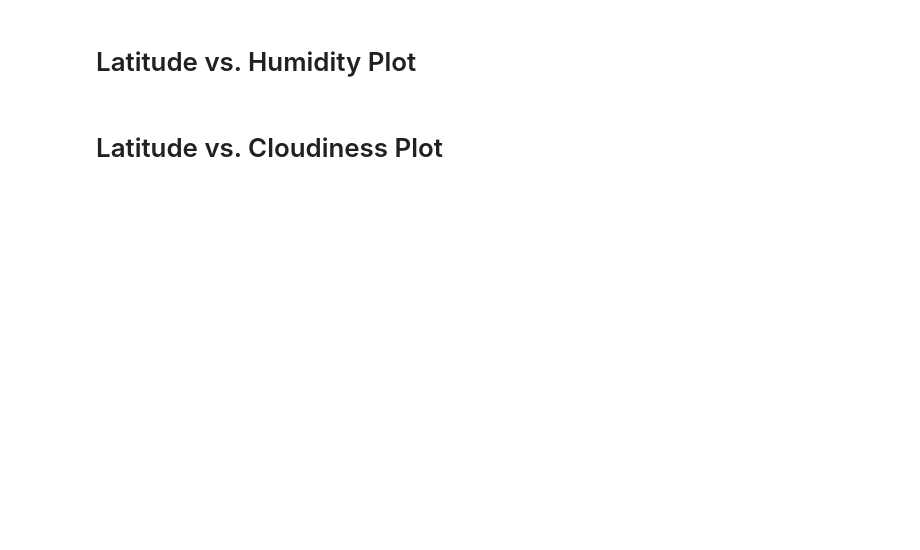
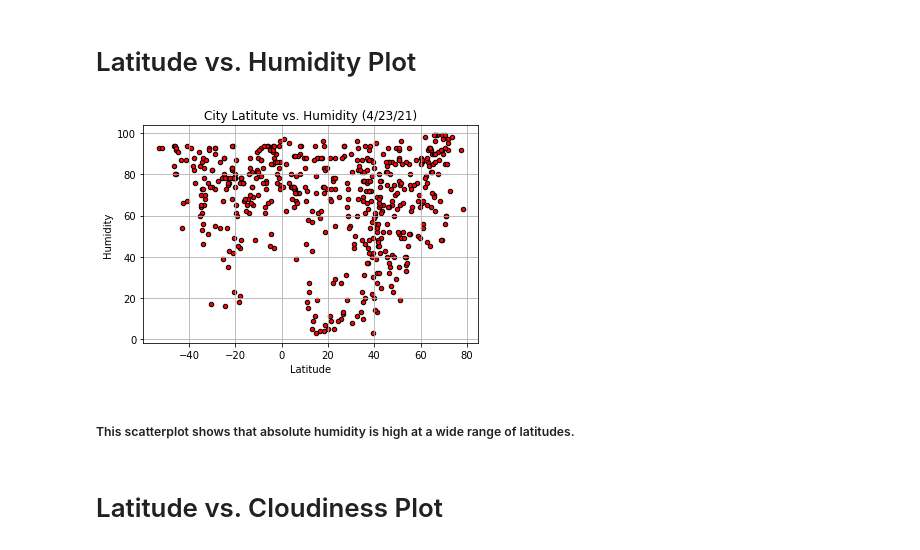
Before and after one commit to MarcLeslie/python-api-challenge, a Jupyter notebook: WeatherPy/WeatherPy.ipynb, the cells around one changed output. Cells and saved outputs as stored; diff of their text form; code cells hidden in the pictures; blank space fills up the shorter version.

```diff
--- a/WeatherPy/WeatherPy.ipynb
+++ b/WeatherPy/WeatherPy.ipynb
@@ -193,2 +192,14 @@ plt.show()
+# %%
+all_df.plot(kind = "scatter", x = "Lat", y = "Humidity", marker="o", c="red", edgecolors="black")
+plt.title("City Latitute vs. Humidity (4/23/21)")
+plt.xlabel("Latitude")
+plt.ylabel("Humidity")
+plt.grid()
+plt.savefig("../output_data/city_lat_humidity.png")
+plt.show()
+# %% [output]
+[figure, added]
+# %% [markdown]
+##### This scatterplot shows that absolute humidity is high at a wide range of latitudes.
 # %% [markdown]
 # Latitude vs. Cloudiness Plot
```
Also changed, not shown: parts of 7 cells of this notebook, 3 other files.
